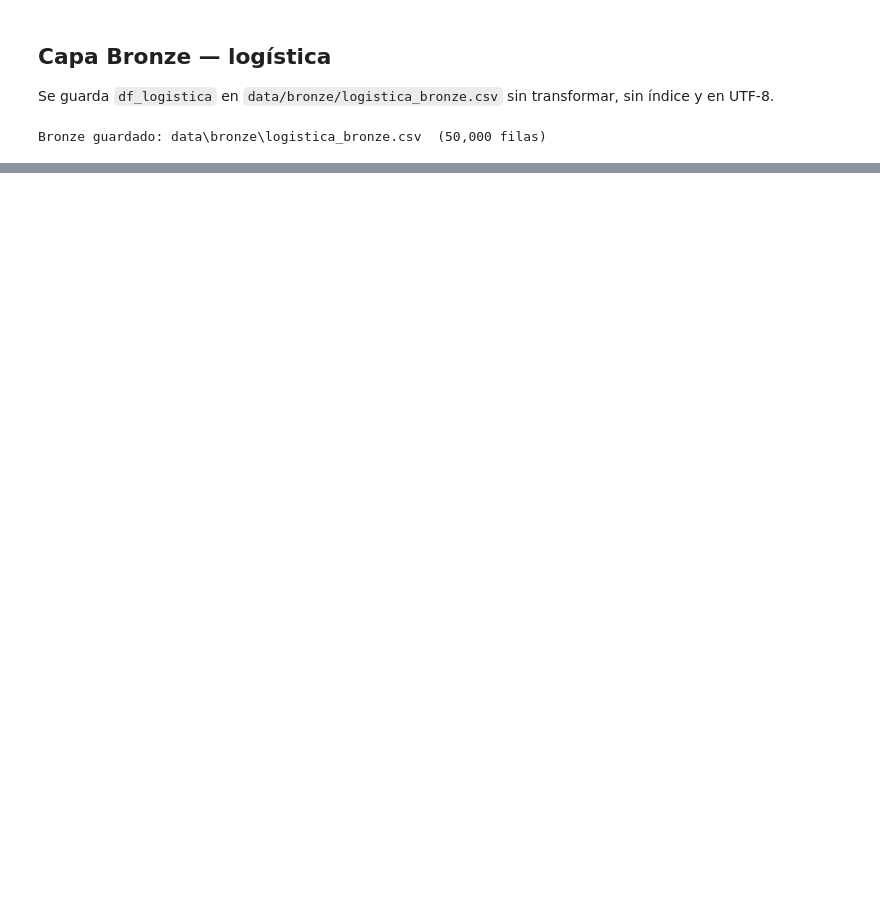
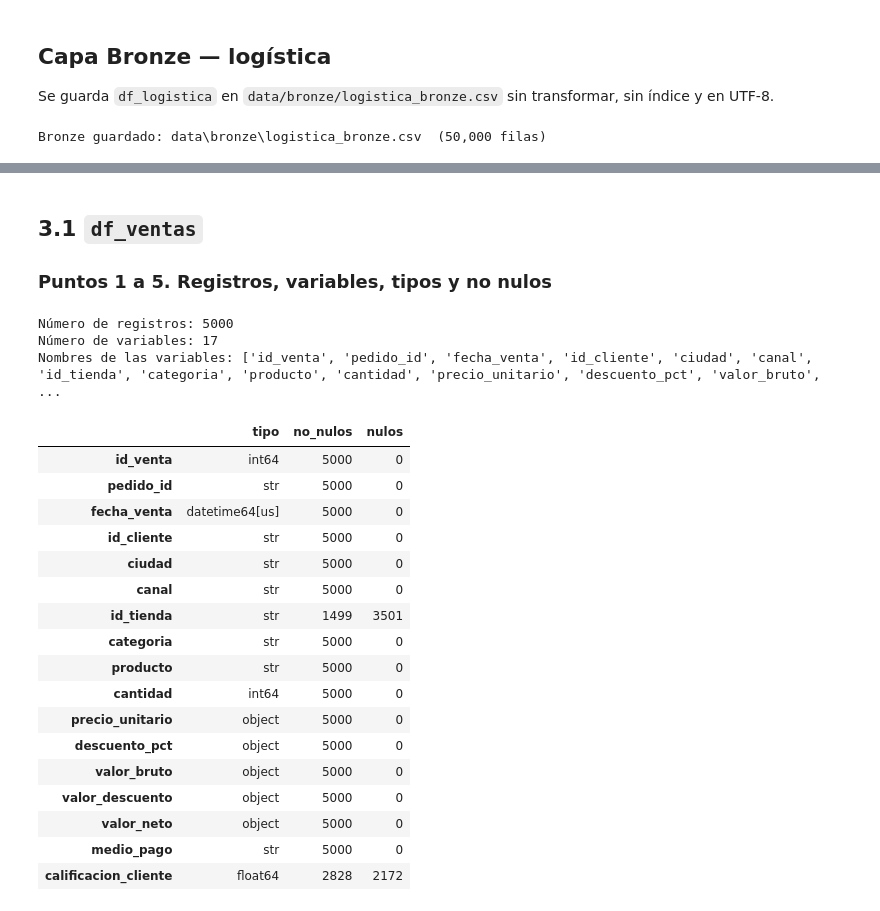
Before and after one commit to Lecho67/kaismart-etl, a Jupyter notebook: lab_etl_kaismart.ipynb, the cells around one changed output, grey strips where cells are left out. Saved outputs shown, nothing was run; the diff lists cells and outputs as text; code cells hidden in the pictures; blank space fills up the shorter version.

```diff
--- a/lab_etl_kaismart.ipynb
+++ b/lab_etl_kaismart.ipynb
@@ -100,6 +101,7 @@ try:
         password=os.getenv("DB_PASSWORD"),
         database=cfg_mysql["database"],
         connection_timeout=15,
+        use_pure=True,  # driver en Python puro: la extensión en C falla en algunos equipos Windows
     )
     cursor = conn.cursor()
     print(f"Conexión exitosa a la base de datos '{cfg_mysql['database']}' (MySQL {conn.server_info})")
@@ -273,0 +285,37 @@ Bronze guardado: data\bronze\logistica_bronze.csv  (50,000 filas)
+# %% [markdown]
+## 3.1 `df_ventas`
+
+### Puntos 1 a 5. Registros, variables, tipos y no nulos
+# %%
+print("Número de registros:", df_ventas.shape[0])
+print("Número de variables:", df_ventas.shape[1])
+print("Nombres de las variables:", list(df_ventas.columns))
+
+# Tipo de dato y cantidad de registros no nulos de cada variable
+pd.DataFrame({
+    "tipo": df_ventas.dtypes,
+    "no_nulos": df_ventas.notna().sum(),
+    "nulos": df_ventas.isna().sum(),
+})
+# %% [output]
+Número de registros: 5000
+Número de variables: 17
+Nombres de las variables: ['id_venta', 'pedido_id', 'fecha_venta', 'id_cliente', 'ciudad', 'canal', 'id_tienda', 'categoria', 'producto', 'cantidad', 'precio_unitario', 'descuento_pct', 'valor_bruto', ...
+|  | tipo | no_nulos | nulos |
+| id_venta | int64 | 5000 | 0 |
+| pedido_id | str | 5000 | 0 |
+| fecha_venta | datetime64[us] | 5000 | 0 |
+| id_cliente | str | 5000 | 0 |
+| ciudad | str | 5000 | 0 |
+| canal | str | 5000 | 0 |
+| id_tienda | str | 1499 | 3501 |
+| categoria | str | 5000 | 0 |
+| producto | str | 5000 | 0 |
+| cantidad | int64 | 5000 | 0 |
+| precio_unitario | object | 5000 | 0 |
+| descuento_pct | object | 5000 | 0 |
+| valor_bruto | object | 5000 | 0 |
+| valor_descuento | object | 5000 | 0 |
+| valor_neto | object | 5000 | 0 |
+| medio_pago | str | 5000 | 0 |
+| calificacion_cliente | float64 | 2828 | 2172 |
```
Also changed, not shown: parts of 46 cells of this notebook, 1 other file.
